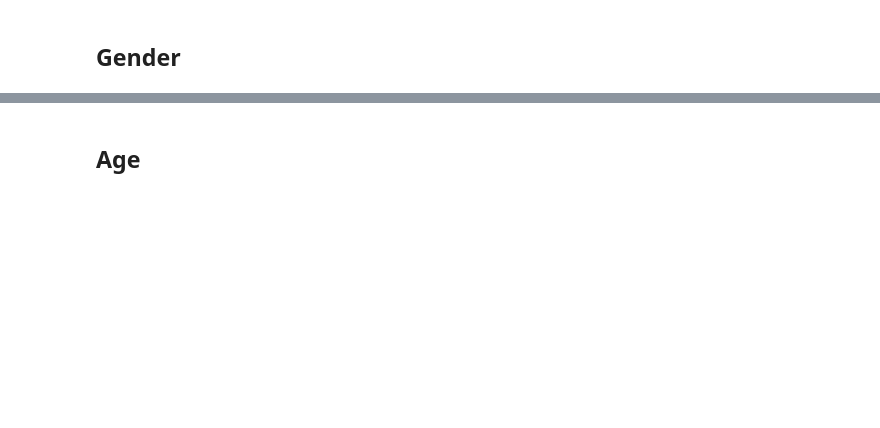
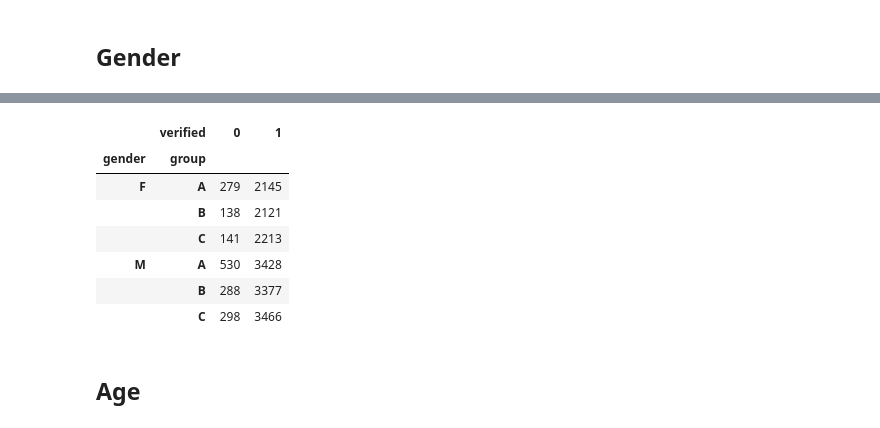
Before and after one commit to matin-zarei/AB-Test-Analysis-for-Muzz, a Jupyter notebook: AB-Verify.ipynb, the cells around one changed output, grey strips where cells are left out. Drawn from its saved outputs; the diff is of its cells as text; code cells hidden in the pictures; blank space fills up the shorter version.

```diff
--- a/AB-Verify.ipynb
+++ b/AB-Verify.ipynb
@@ -214,3 +326,14 @@ print(gender_group_verified_percent.round(2))
+# %%
+gender_group_verified
+# %% [output]
+|  | verified | 0 | 1 |
+| gender | group |  |  |
+| F | A | 279 | 2145 |
+|  | B | 138 | 2121 |
+|  | C | 141 | 2213 |
+| M | A | 530 | 3428 |
+|  | B | 288 | 3377 |
+|  | C | 298 | 3466 |
 # %% [markdown]
 ## Age
 # %%
```
Also changed, not shown: parts of 34 cells of this notebook.
